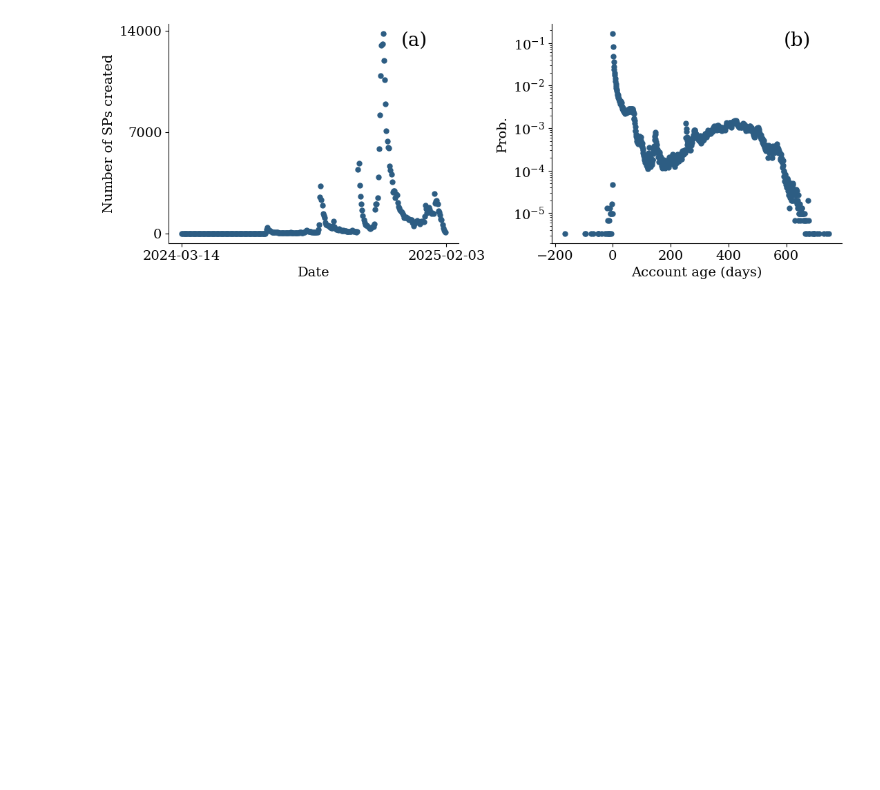
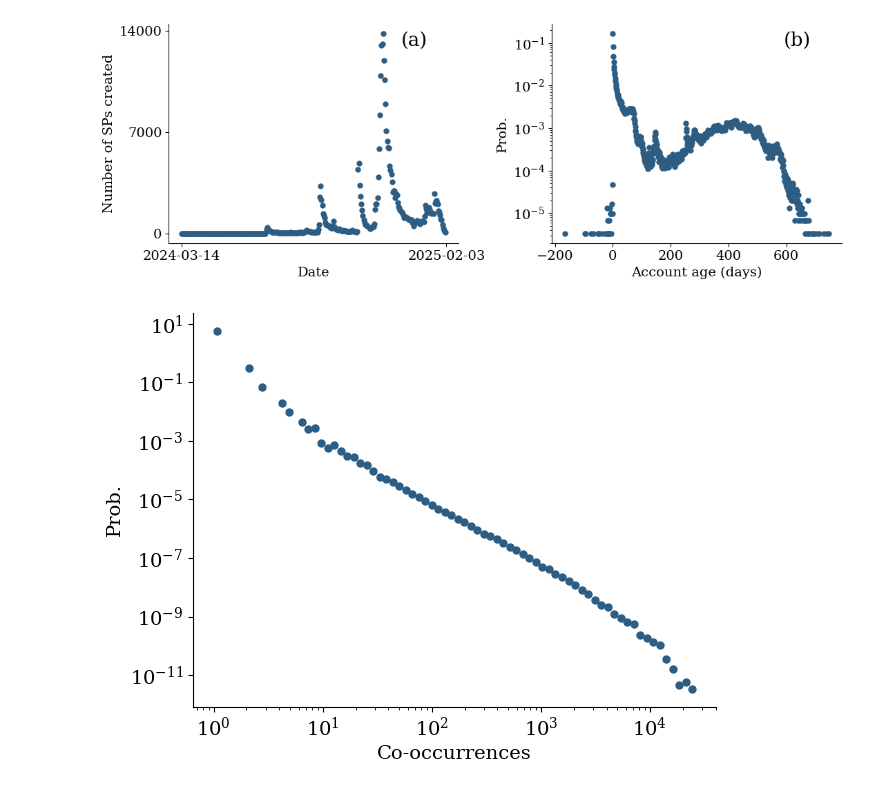
Before and after one commit to nwlandry/a-blue-start, a Jupyter notebook: plot_starterpack_stats.ipynb, the cells around one changed output. Saved outputs shown, nothing was run; the diff lists cells and outputs as text; code cells hidden in the pictures; blank space fills up the shorter version.

Commit message:
format co-occurrence plot

```diff
--- a/plot_starterpack_stats.ipynb
+++ b/plot_starterpack_stats.ipynb
@@ -198,25 +199,22 @@ sns.despine()
 plt.tight_layout()
 plt.savefig("figures/sline_graph_stats.pdf", dpi=1000)
 # %%
+cooccurrence_counts = np.loadtxt("data/pair_cooccurrence.csv.gz", dtype=int)
 
-    min_count = min(cooccurrence_counts_list)
-    max_count = max(cooccurrence_counts_list)
+min_count = min(cooccurrence_counts)
+max_count = max(cooccurrence_counts)
 
-    num_bins = 100
-    bins = np.logspace(np.log10(min_count), np.log10(max_count), num=num_bins)
+num_bins = 75
+bins = np.logspace(np.log10(min_count), np.log10(max_count), num=num_bins)
 
-    hist, bin_edges = np.histogram(cooccurrence_counts_list, bins=bins, density=False)
-
-    # normalize the histogram to get probabilities
-    probabilities = hist / hist.sum()
-
-    bin_centers = np.sqrt(bin_edges[:-1] * bin_edges[1:])
-
-    plt.loglog(bin_centers, probabilities, 'ko', markersize=2)
-    sns.despine()
-    plt.xlabel('Number of co-occurrences')
-    plt.ylabel('Probability')
-    plt.title('User Pair Co-Occurrence Distribution')
-    plt.tight_layout()
-    plt.savefig(args.output_figure_path)
-    print(f"Figure saved to {args.output_figure_path}")
+p, bin_edges = np.histogram(cooccurrence_counts, bins=bins, density=True)
+bin_centers = np.sqrt(bin_edges[:-1] * bin_edges[1:])
+# %%
+plt.figure()
+plt.loglog(bin_centers, p, "o", markersize=5, color=colors[0])
+plt.xlabel('Co-occurrences')
+plt.ylabel('Prob.')
+sns.despine()
+plt.tight_layout()
+# %% [output]
+[figure, added]
```
Also changed, not shown: parts of 1 cell of this notebook, 1 other file.
